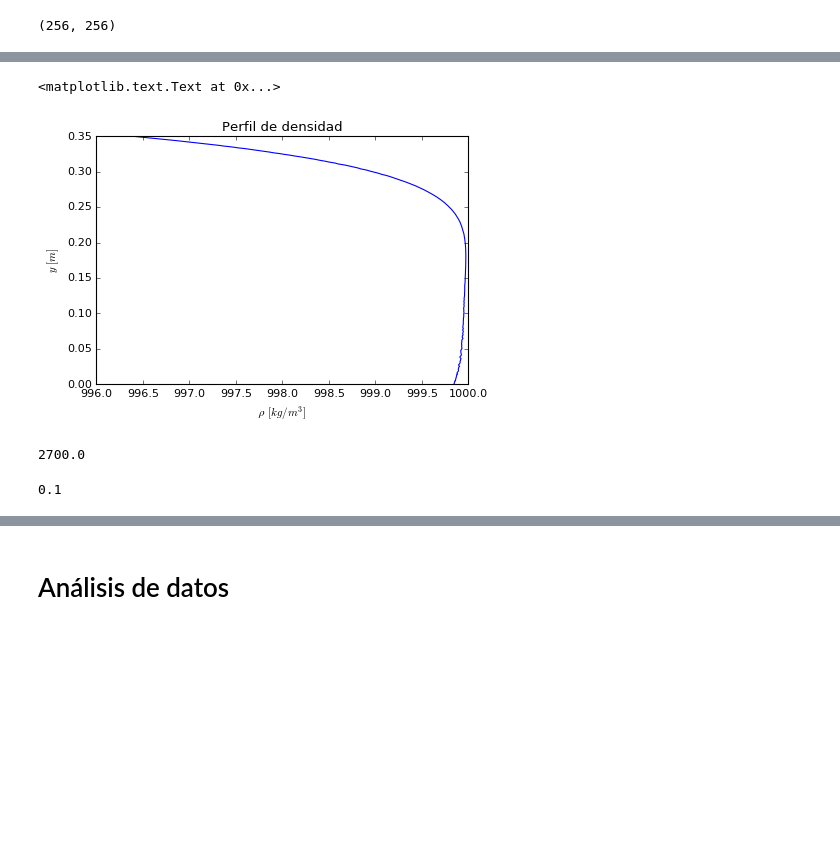
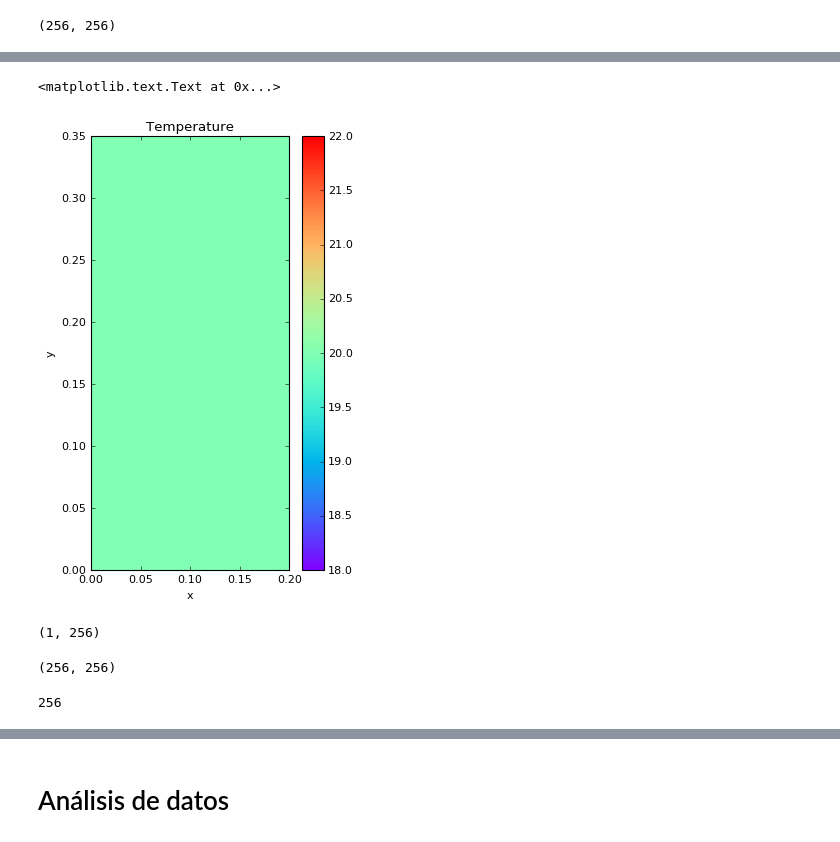
Before and after one commit to cpierard/Servicio_social, a Jupyter notebook: Convección en fluido estratificado.ipynb, the cells around one changed output, grey strips where cells are left out. Saved outputs shown, nothing was run; the diff lists cells and outputs as text; code cells hidden in the pictures; blank space fills up the shorter version.

```diff
--- a/Convección en fluido estratificado.ipynb
+++ b/Convección en fluido estratificado.ipynb
@@ -101,18 +77,18 @@ problem.parameters['β'] = β
 problem.parameters['T_b'] = T_b
 problem.parameters['T_top'] = T_top
 problem.parameters['s0'] = s0
+problem.parameters['s_top'] = s_top
+problem.parameters['s_bot'] = s_bot
 
 problem.parameters['Re'] = Reynolds
 problem.parameters['Sc'] = Schmidt
 
-problem.add_equation("dx(u) + vy = 0")
-problem.add_equation("dt(u) - ν*(dx(dx(u)) + dy(uy)) + dx(p) = -(u*dx(u) + v*uy)")
-problem.add_equation("dt(v) - ν*(dx(dx(v)) + dy(vy)) + dy(p) = -(u*dx(v) + v*vy) + g*(ρ - ρ0)/ρ0")
-problem.add_equation("dt(T) - κ*(dx(dx(T)) + dy(Ty)) = - u*dx(T) - v*Ty - k*(T - T_air)")
-
-#problem.add_equation("ρ = ρ0 - ρ0*α*(T - T_0)**2")  #Equation of state. HAY QUE CAMBIARLA
-problem.add_equation("ρ = ρ0 - α*(T - T0) + β*(s - s0)")
-problem.add_equation("dt(s) - 1/(Re*Sc)*(dx(dx(s)) + dy(sy)) = - u*dx(s) - v*sy")
+problem.add_equation("dx(u) + vy = 0") #continuidad
+problem.add_equation("dt(u) - ν*(dx(dx(u)) + dy(uy)) + dx(p) = -(u*dx(u) + v*uy)") #N-S x
+problem.add_equation("dt(v) - ν*(dx(dx(v)) + dy(vy)) + dy(p) = -(u*dx(v) + v*vy) + g*(ρ - ρ0)/ρ0") #N-S y
+problem.add_equation("dt(T) - κ*(dx(dx(T)) + dy(Ty)) = - u*dx(T) - v*Ty - k*(T - T_air)") #conservación energía
+problem.add_equation("ρ = ρ0 - α*(T - T_0) + β*(s - s0)") #ecuación de estado
+problem.add_equation("dt(s) - 1/(Re*Sc)*(dx(dx(s)) + dy(sy)) = - u*dx(s) - v*sy") #ecuación para salinidad
 
 problem.add_equation("Ty - dy(T) = 0")
 problem.add_equation("uy - dy(u) = 0")
@@ -123,6 +99,8 @@ problem.add_bc("left(T) = T_b")
 problem.add_bc("right(T) = T_top")
 problem.add_bc("left(u) = 0")
 problem.add_bc("left(v) = 0")
+problem.add_bc("left(s) = s_bot")
+problem.add_bc("right(v) = s_top")
 problem.add_bc("right(u) = 0")
 problem.add_bc("right(v) = 0", condition="(nx != 0)")
 problem.add_bc("right(p) = 0", condition="(nx == 0)")
@@ -160,5 +149,3 @@ y.shape
 T['g'].shape
 # %% [output]
 (256, 256)
-# %%
-T['g'] = 40.257128492422666*y - 300.5817711700071*y**2 + 1113.2658191481735*y**3
@@ -206,2 +151,0 @@ plt.plot(y[0], pert[0,:])
-# %%
-T['g'] = T['g'] + pert
@@ -250,8 +151,0 @@ plt.title('density')
-# %%
-plt.plot(ρ['g'][5,:], y[0])
-plt.title("Perfil de densidad")
-plt.ylabel("$y \ [m]$")
-plt.xlabel('$ρ \ [kg/m^3]$')
-# %% [output]
-<matplotlib.text.Text at 0x...>
-[figure, removed]
@@ -277,8 +152,20 @@ CFL.add_velocities(('u', 'v'))
-# %%
-flow_tools.CFL
-# %% [output]
-2700.0
-# %%
-CFL.compute_dt()
-# %% [output]
-0.1
+# %%
+T['g'] = np.zeros_like(y) + 20.
+# %%
+fig, axis = plt.subplots(figsize=(4,7))
+pT = axis.pcolormesh(xm, ym, T['g'].T, cmap='rainbow');
+plt.colorbar(pT)
+plt.title('Temperature')
+plt.xlabel('x')
+plt.ylabel('y')
+# %% [output]
+<matplotlib.text.Text at 0x...>
+[figure, added]
+# %%
+y.shape
+# %% [output]
+(1, 256)
+# %%
+ρ['g'].shape
+# %% [output]
+(256, 256)
@@ -284,0 +174,4 @@ CFL.compute_dt()
+# %%
+len(np.zeros(256))
+# %% [output]
+256
```
Also changed, not shown: parts of 37 cells of this notebook, 1 other file.
